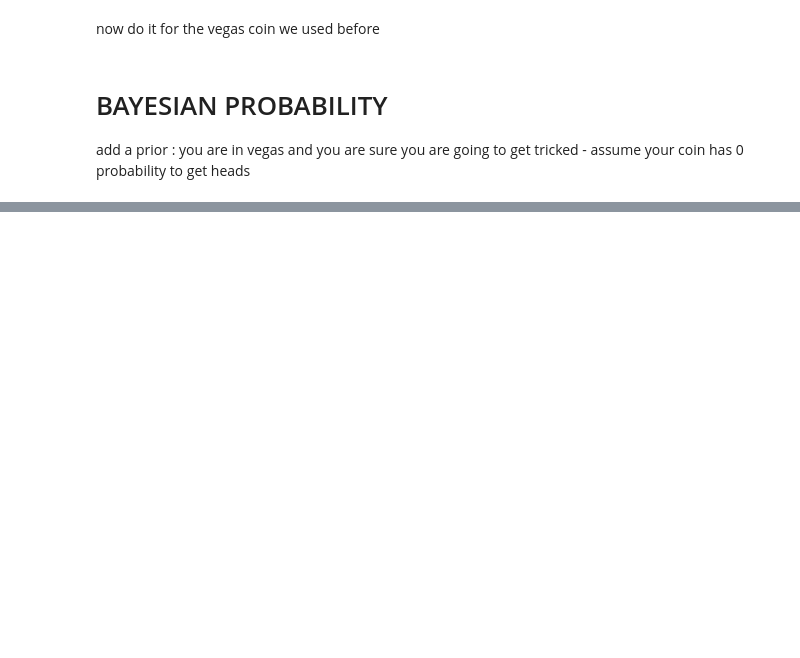
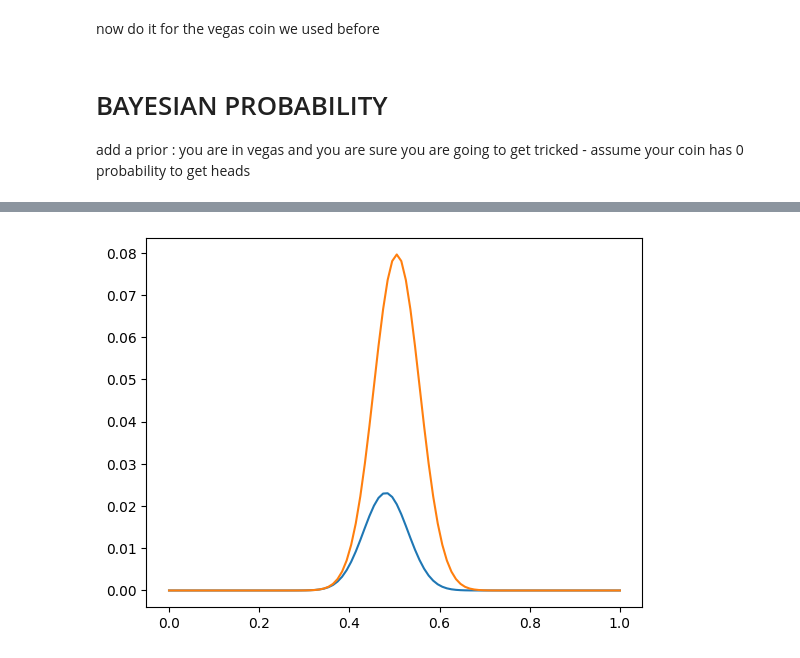
Before and after one commit to zberis/DSPS_ZBeris, a Jupyter notebook: Copy_of_Instructions_coin_tosses.ipynb, the cells around one changed output, grey strips where cells are left out. Saved outputs shown, nothing was run; the diff lists cells and outputs as text; code cells hidden in the pictures; blank space fills up the shorter version.

```diff
--- a/Copy_of_Instructions_coin_tosses.ipynb
+++ b/Copy_of_Instructions_coin_tosses.ipynb
@@ -120,3 +134,8 @@ add a prior : you are in vegas and you are sure you are going to get tricked - a
+# %%
+plt.plot(x, likelihood*prior)
+plt.plot(x, likelihood);
+# %% [output]
+[figure, added]
 # %%
 #0 probability of getting heads=1, 100% probability of getting tails...
 plt.plot(x, prior, label="prior")
```
Also changed, not shown: parts of 5 cells of this notebook.
